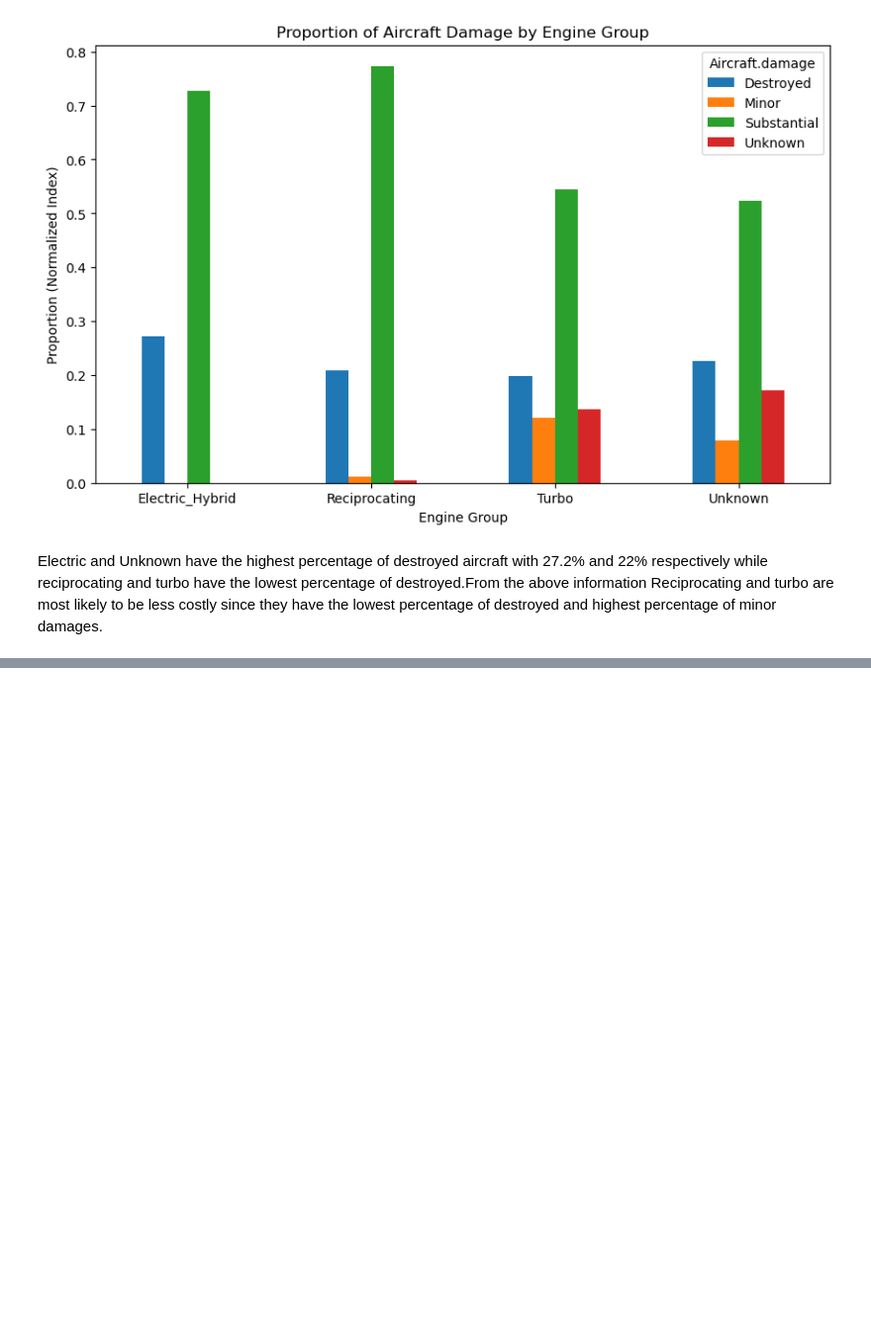
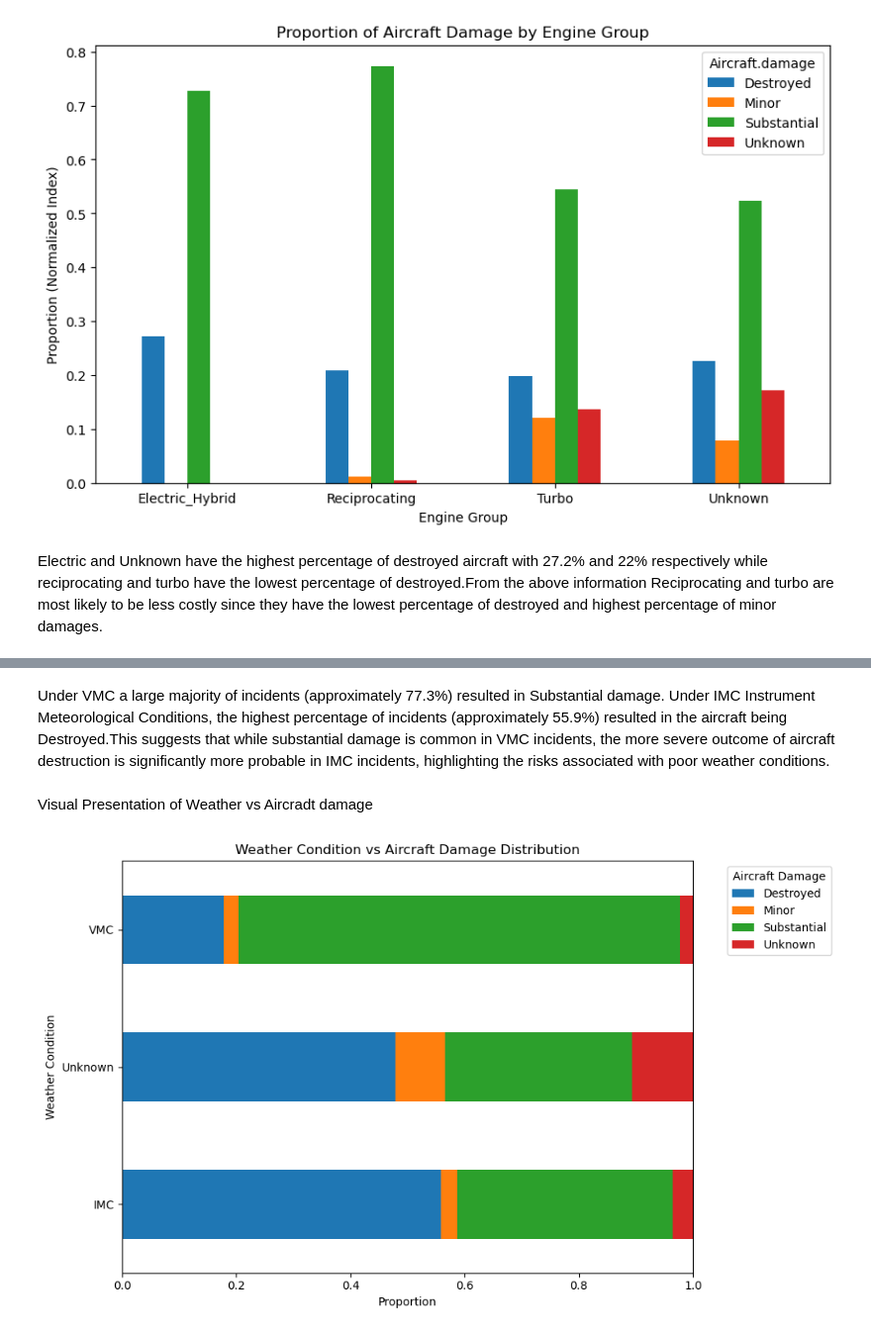
Before and after one commit to Marian-amo/Phase-1-project, a Jupyter notebook: project.ipynb/project.ipynb, the cells around one changed output, grey strips where cells are left out. Shown: that part at 99% size. Drawn from its saved outputs; the diff is of its cells as text; code cells hidden in the pictures; blank space fills up the shorter version.

Commit message:
Crosstab comparisons and Visualization

```diff
--- a/project.ipynb/project.ipynb
+++ b/project.ipynb/project.ipynb
@@ -480,0 +476,32 @@ pd.crosstab(df['Weather.Condition'], df['Grouped_injury'], normalize='index')
+# %% [markdown]
+Under VMC a large majority of incidents (approximately 77.3%) resulted in Substantial damage.
+Under IMC Instrument Meteorological Conditions, the highest percentage of incidents (approximately 55.9%) resulted in the aircraft being Destroyed.This suggests that while substantial damage is common in VMC incidents, the more severe outcome of aircraft destruction is significantly more probable in IMC incidents, highlighting the risks associated with poor weather conditions.
+# %% [markdown]
+Visual Presentation of Weather vs Aircradt damage
+# %%
+
+
+# Recreate the DataFrame from the image data
+data = {
+    'Destroyed': [0.559070, 0.479428, 0.178078],
+    'Minor': [0.027945, 0.086762, 0.025730],
+    'Substantial': [0.377677, 0.326476, 0.773489],
+    'Unknown': [0.035308, 0.107335, 0.022703]
+}
+index = ['IMC', 'Unknown', 'VMC']
+df_plot = pd.DataFrame(data, index=index)
+
+# Plot as a stacked horizontal bar chart
+ax = df_plot.plot(kind='barh', stacked=True, figsize=(10, 6))
+
+# Add labels and title
+plt.title('Weather Condition vs Aircraft Damage Distribution')
+plt.xlabel('Proportion')
+plt.ylabel('Weather Condition')
+plt.xlim(0, 1) # Proportions range from 0 to 1
+plt.legend(title='Aircraft Damage', bbox_to_anchor=(1.05, 1), loc='upper left')
+
+# Display the plot
+plt.tight_layout()
+# %% [output]
+[figure, added]
```
Also changed, not shown: parts of 7 cells of this notebook, 1 other file.
